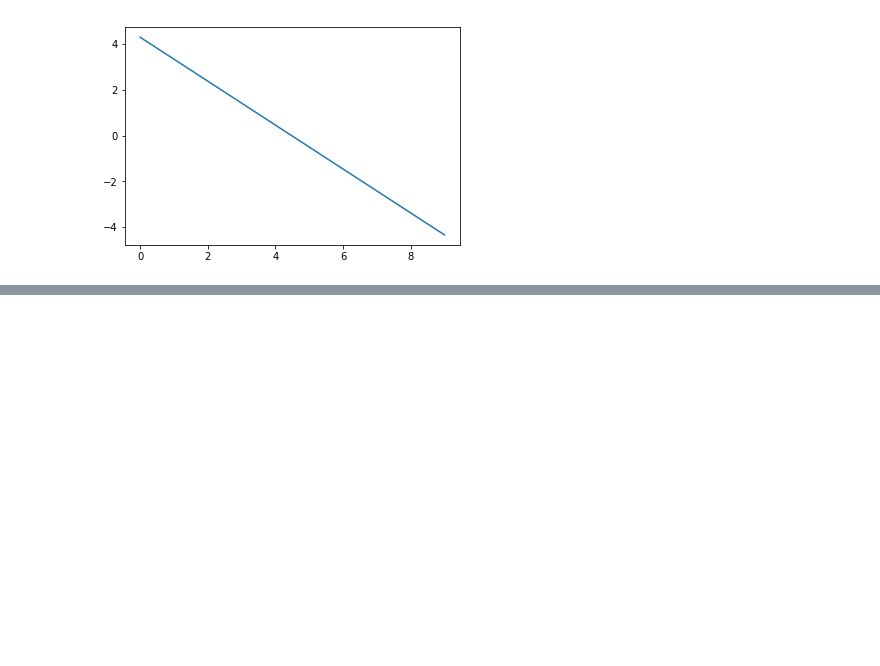
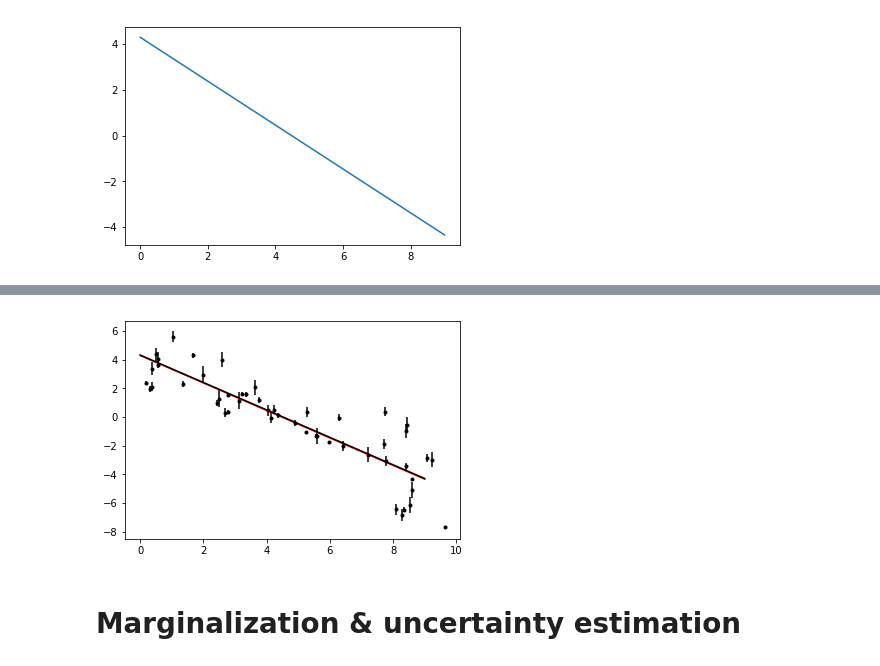
Before and after one commit to zeppfreak/datascience_samples, a Jupyter notebook: bayesian/notebook/emcee_document_samples.ipynb, the cells around one changed output, grey strips where cells are left out. Drawn from its saved outputs; the diff is of its cells as text; code cells hidden in the pictures; blank space fills up the shorter version.

```diff
--- a/bayesian/notebook/emcee_document_samples.ipynb
+++ b/bayesian/notebook/emcee_document_samples.ipynb
@@ -59,3 +116,19 @@ m_ml=-1.014280, b_ml=4.457589, f_ml=0.458369
+# %%
+plt.errorbar(x, y, yerr=yerr, fmt=".k")
+
+x_truemodel = np.array(range(10))
+y_truemodel = m_true*x_truemodel+b_true
+plt.plot(x_truemodel,y_truemodel, color="r")
+
+x_ml = np.array(range(10))
+y_ml = m_ml*x_ml+b_ml
+plt.plot(x_ml,y_ml, color="k")
+
+plt.show()
+# %% [output]
+[figure, added]
+# %% [markdown]
+# Marginalization & uncertainty estimation
 # %%
 def lnprior(theta):
     m, b, lnf = theta
```
Also changed, not shown: parts of 14 cells of this notebook, 1 other file.
